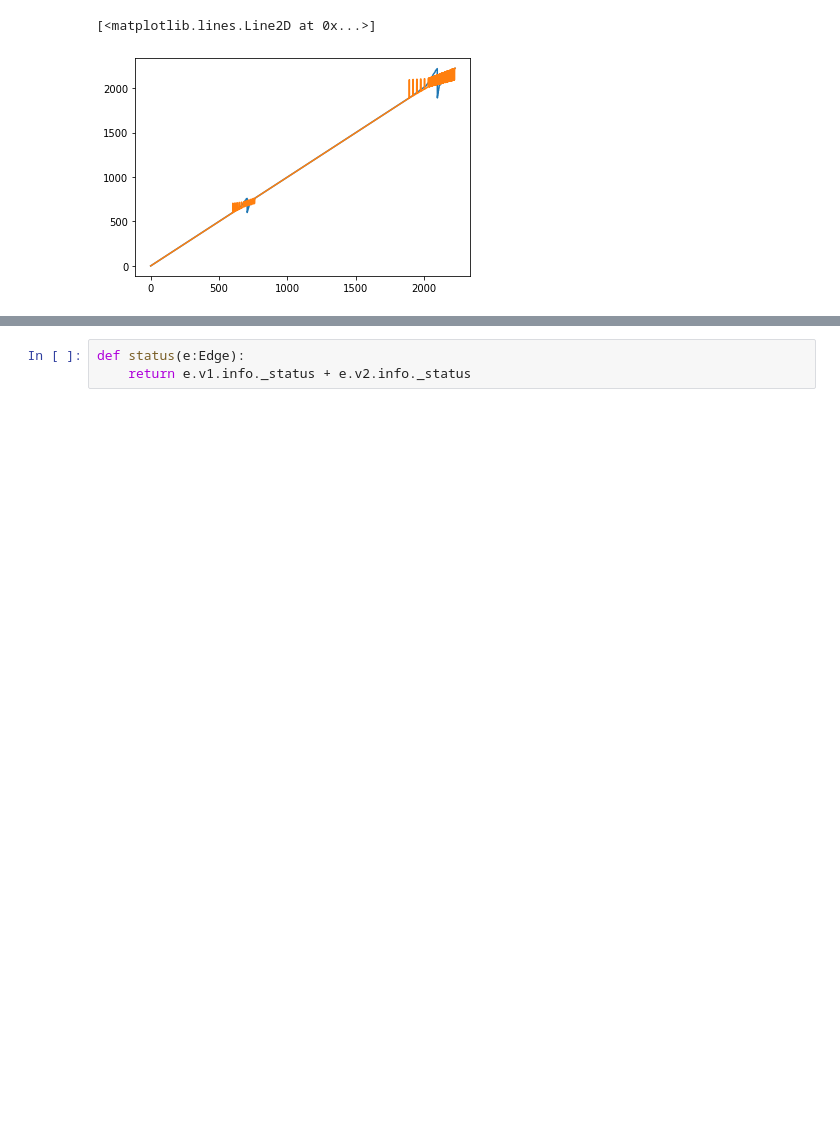
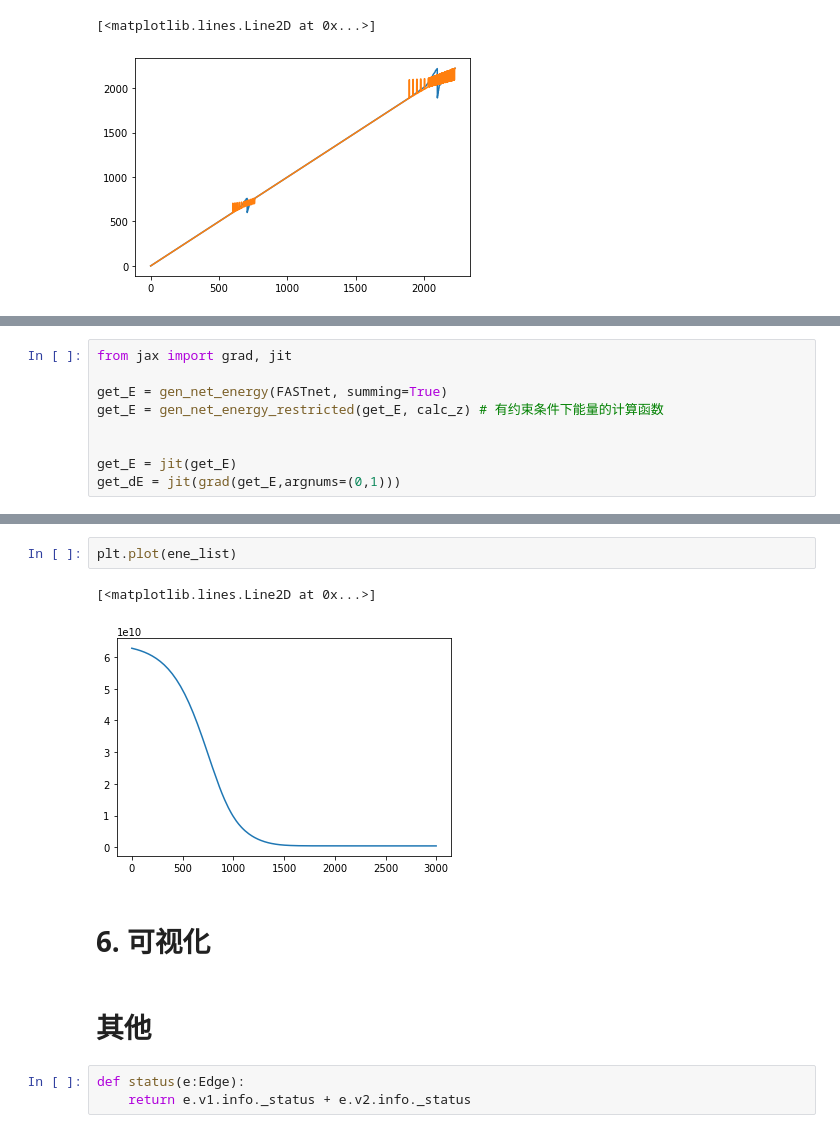
Before and after one commit to Roy-Kid/jax-in-practice, a Jupyter notebook: code/chapter10/main.ipynb, the cells around one changed output, grey strips where cells are left out. Saved outputs shown, nothing was run; the diff lists cells and outputs as text; blank space fills up the shorter version.

```diff
--- a/code/chapter10/main.ipynb
+++ b/code/chapter10/main.ipynb
@@ -608,0 +601,9 @@ print(net_energy_restricted(working_xy_array=working_xy_array, idling_pos_array=
+# %%
+from jax import grad, jit
+
+get_E = gen_net_energy(FASTnet, summing=True)
+get_E = gen_net_energy_restricted(get_E, calc_z) # 有约束条件下能量的计算函数
+
+
+get_E = jit(get_E)
+get_dE = jit(grad(get_E,argnums=(0,1)))
@@ -609,3 +710,12 @@ print(net_energy_restricted(working_xy_array=working_xy_array, idling_pos_array=
+# %%
+plt.plot(ene_list)
+# %% [output]
+[<matplotlib.lines.Line2D at 0x...>]
+[figure, added]
+# %% [markdown]
+# 6. 可视化
+# %% [markdown]
+# 其他
 # %%
 def status(e:Edge):
     return e.v1.info._status + e.v2.info._status
```
Also changed, not shown: parts of 14 cells of this notebook, 1 other file.
